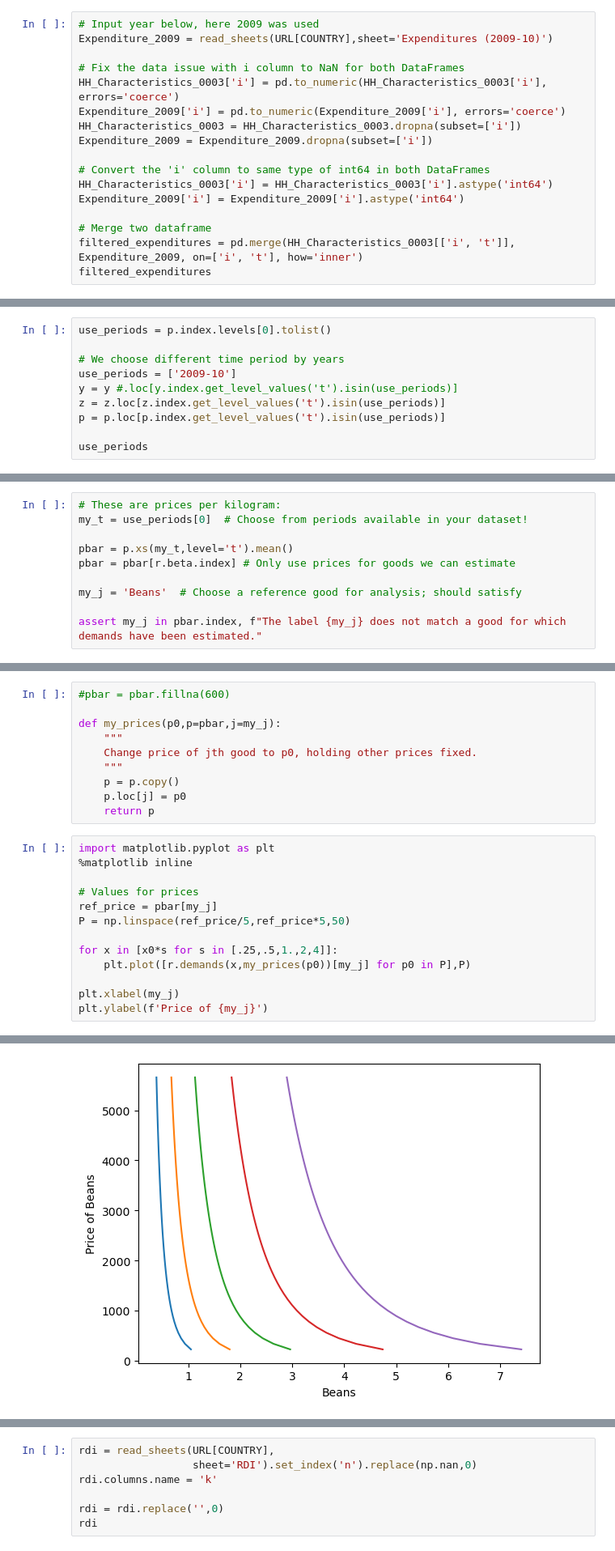
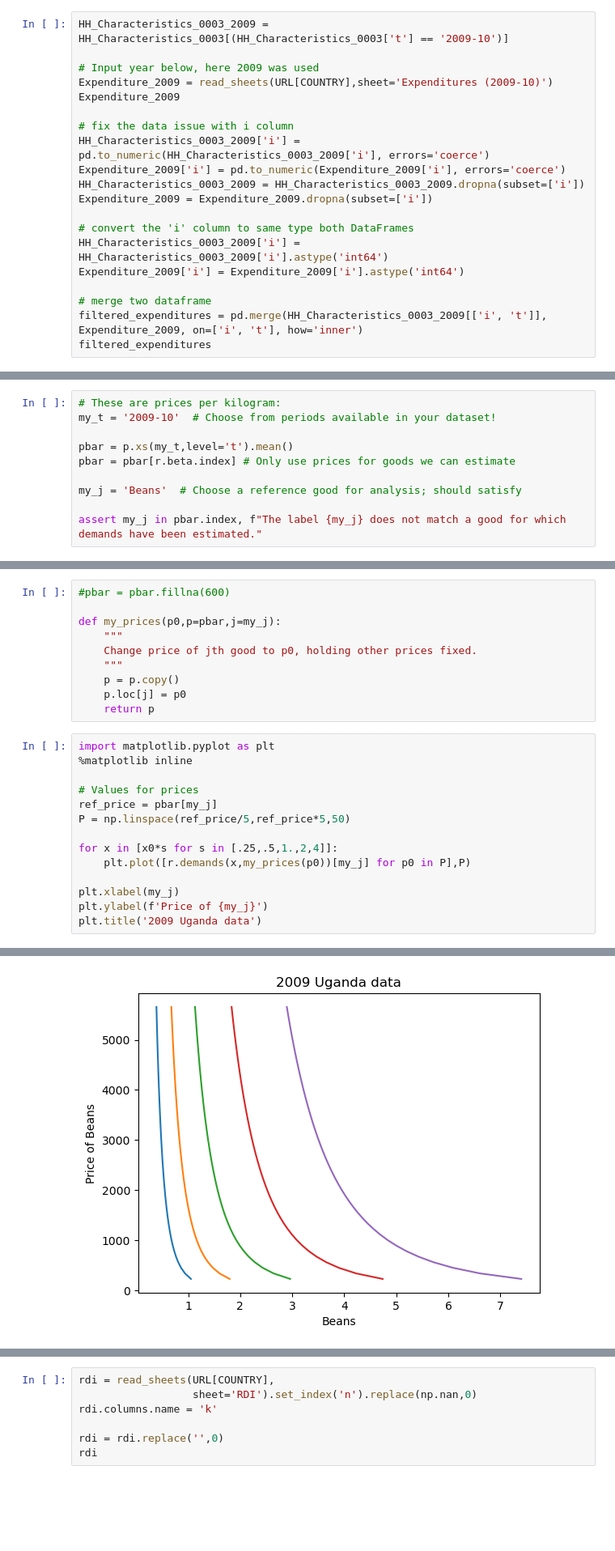
Before and after one commit to vkeroles/EEP153-SP23-Proj4, a Jupyter notebook: Team_HWiley_code.ipynb, the cells around one changed output, grey strips where cells are left out. Shown at 81% size. Cells and saved outputs as stored; diff of their text form; blank space fills up the shorter version.

```diff
--- a/Team_HWiley_code.ipynb
+++ b/Team_HWiley_code.ipynb
@@ -372,19 +379,22 @@ Key available for students@eep153.iam.gserviceaccount.com.
 # %%
+HH_Characteristics_0003_2009 = HH_Characteristics_0003[(HH_Characteristics_0003['t'] == '2009-10')]
+
 # Input year below, here 2009 was used
 Expenditure_2009 = read_sheets(URL[COUNTRY],sheet='Expenditures (2009-10)')
+Expenditure_2009
 
-# Fix the data issue with i column to NaN for both DataFrames
-HH_Characteristics_0003['i'] = pd.to_numeric(HH_Characteristics_0003['i'], errors='coerce')
+# fix the data issue with i column
+HH_Characteristics_0003_2009['i'] = pd.to_numeric(HH_Characteristics_0003_2009['i'], errors='coerce')
 Expenditure_2009['i'] = pd.to_numeric(Expenditure_2009['i'], errors='coerce')
-HH_Characteristics_0003 = HH_Characteristics_0003.dropna(subset=['i'])
+HH_Characteristics_0003_2009 = HH_Characteristics_0003_2009.dropna(subset=['i'])
 Expenditure_2009 = Expenditure_2009.dropna(subset=['i'])
 
-# Convert the 'i' column to same type of int64 in both DataFrames
-HH_Characteristics_0003['i'] = HH_Characteristics_0003['i'].astype('int64')
+# convert the 'i' column to same type both DataFrames
+HH_Characteristics_0003_2009['i'] = HH_Characteristics_0003_2009['i'].astype('int64')
 Expenditure_2009['i'] = Expenditure_2009['i'].astype('int64')
 
-# Merge two dataframe
-filtered_expenditures = pd.merge(HH_Characteristics_0003[['i', 't']], Expenditure_2009, on=['i', 't'], how='inner')
+# merge two dataframe
+filtered_expenditures = pd.merge(HH_Characteristics_0003_2009[['i', 't']], Expenditure_2009, on=['i', 't'], how='inner')
 filtered_expenditures
 # %% [output]
 Key available for students@eep153.iam.gserviceaccount.com.
@@ -436,13 +439,3 @@ p.columns.name = 'j'
 # %% [output]
 Key available for students@eep153.iam.gserviceaccount.com.
 Key available for students@eep153.iam.gserviceaccount.com.
-# %%
-use_periods = p.index.levels[0].tolist()
-
-# We choose different time period by years
-use_periods = ['2009-10']
-y = y #.loc[y.index.get_level_values('t').isin(use_periods)]
-z = z.loc[z.index.get_level_values('t').isin(use_periods)]
-p = p.loc[p.index.get_level_values('t').isin(use_periods)]
-
-use_periods
@@ -466,6 +457,6 @@ r.to_pickle("my %s.pickle" % COUNTRY)
 # %%
 # These are prices per kilogram:
-my_t = use_periods[0]  # Choose from periods available in your dataset!
+my_t = '2009-10'  # Choose from periods available in your dataset!
 
 pbar = p.xs(my_t,level='t').mean()
 pbar = pbar[r.beta.index] # Only use prices for goods we can estimate
@@ -508,4 +499,5 @@ for x in [x0*s for s in [.25,.5,1.,2,4]]:
 
 plt.xlabel(my_j)
 plt.ylabel(f'Price of {my_j}')
+plt.title('2009 Uganda data')
 # %% [output]
@@ -513,2 +505,2 @@ Text(0, 0.5, 'Price of Beans')
-[figure, old version]
+[figure, new version]
 # %% [markdown]
```
Also changed, not shown: parts of 66 cells of this notebook.
